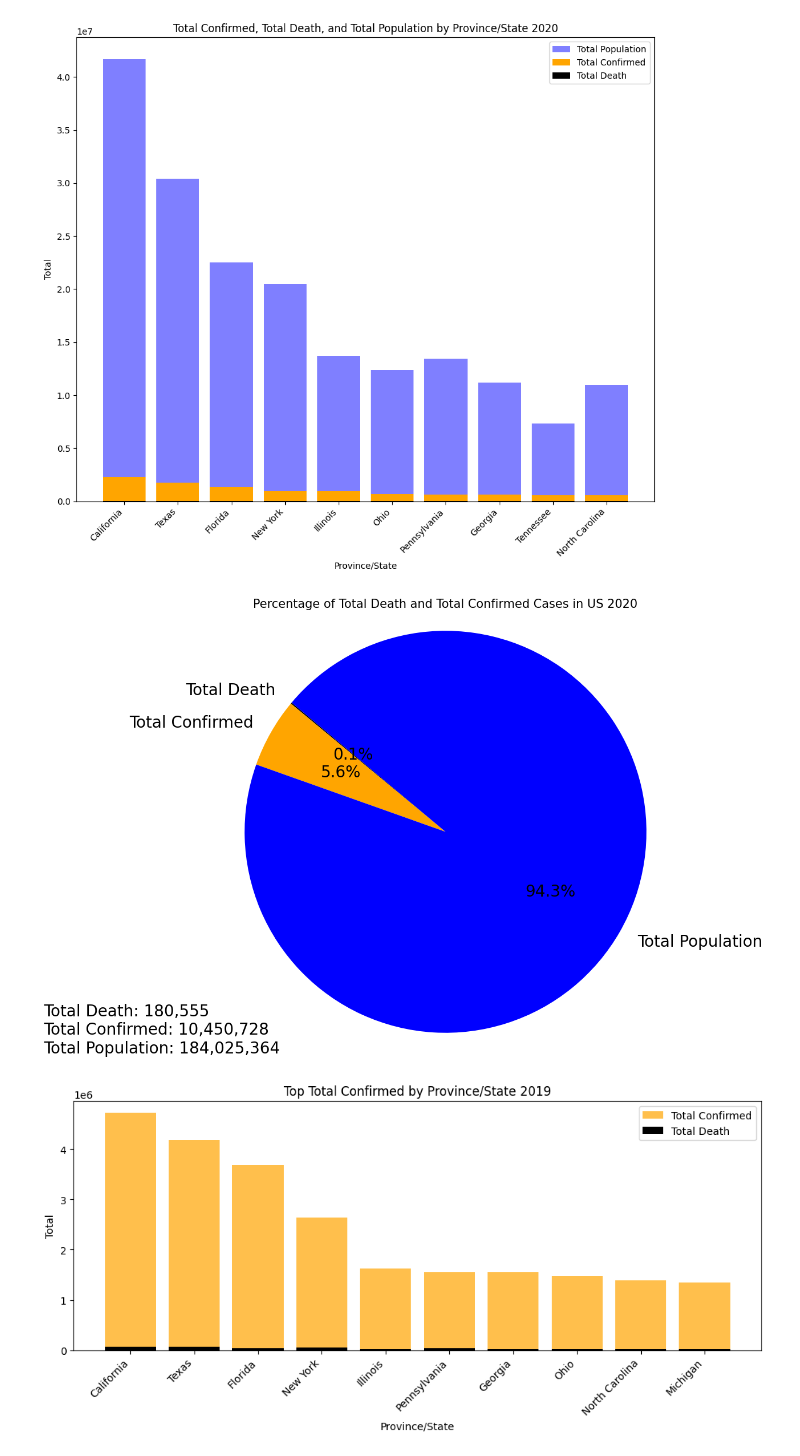
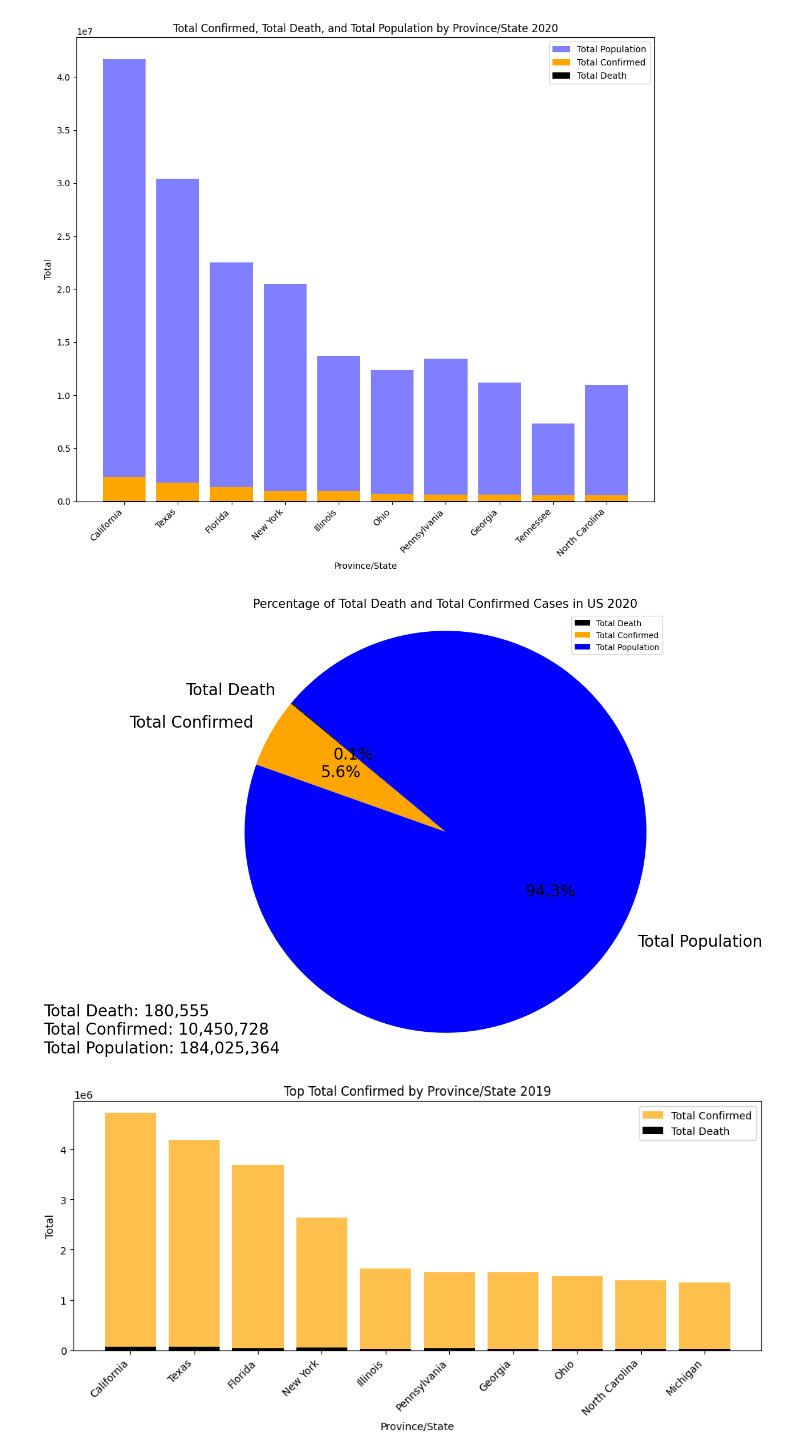
Before and after one commit to AppleBoiy/cs203-c19-analysis, a Jupyter notebook: code/ranking.ipynb, the cells around one changed output. Cells and saved outputs as stored; diff of their text form; code cells hidden in the pictures.

```diff
--- a/code/ranking.ipynb
+++ b/code/ranking.ipynb
@@ -179,29 +181,31 @@ plt.show()
 # %%
 total_deaths = state_dt20['Total Death'].sum()
 total_confirmed = state_dt20['Total Confirmed'].sum() - total_deaths
 total_population = state_dt20['Total Population'].sum() - total_confirmed - total_deaths
 
 formatted_total_deaths = '{:,}'.format(int(total_deaths))
 formatted_total_confirmed = '{:,}'.format(int(state_dt20['Total Confirmed'].sum()))
 formatted_total_population = '{:,}'.format(int(state_dt20['Total Population'].sum()))
 
 labels = ['Total Death', 'Total Confirmed', 'Total Population']
 sizes = [total_deaths, total_confirmed, total_population]
 colors = ['black', 'orange', 'blue']
 
 plt.figure(figsize=(10, 10))
 plt.pie(sizes, labels=labels, colors=colors, autopct=lambda x: '{:.1f}%'.format(x), startangle=140, textprops={'fontsize': 20})
 
 title_text = f'Total Death: {formatted_total_deaths}\nTotal Confirmed: {formatted_total_confirmed}'
 plt.title('Percentage of Total Death and Total Confirmed Cases in US 2020', fontsize=15)
 
 total_text = f'Total Death: {formatted_total_deaths}\nTotal Confirmed: {formatted_total_confirmed}\nTotal Population: {formatted_total_population}'
 plt.text(-2, -1.1, total_text, fontsize=20)
 
+plt.legend()
+
 plt.axis('equal')
 plt.show()
 # %% [output]
-[figure, old version]
+[figure, new version]
 # %%
 date21 = dt21
 date21['Date'] = pd.to_datetime(dt21['Date'])
```
Also changed, not shown: parts of 4 cells of this notebook.
